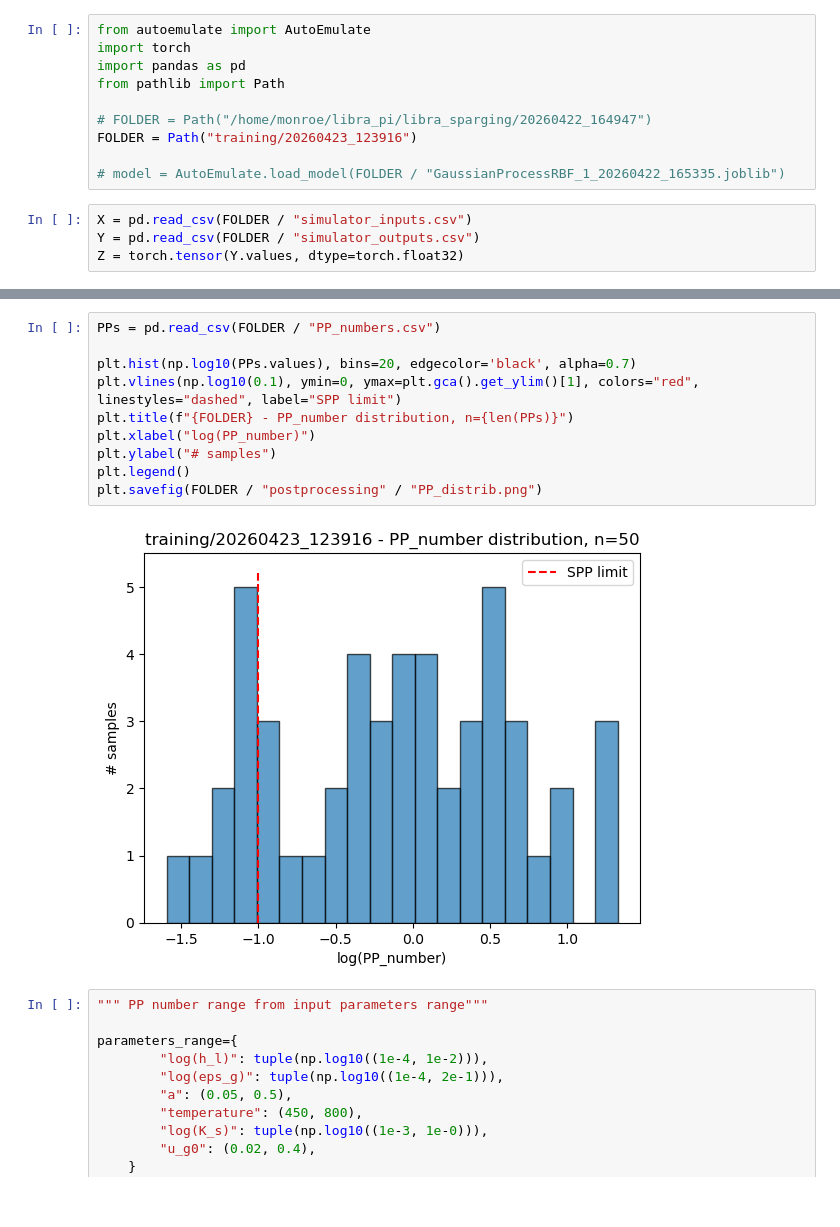
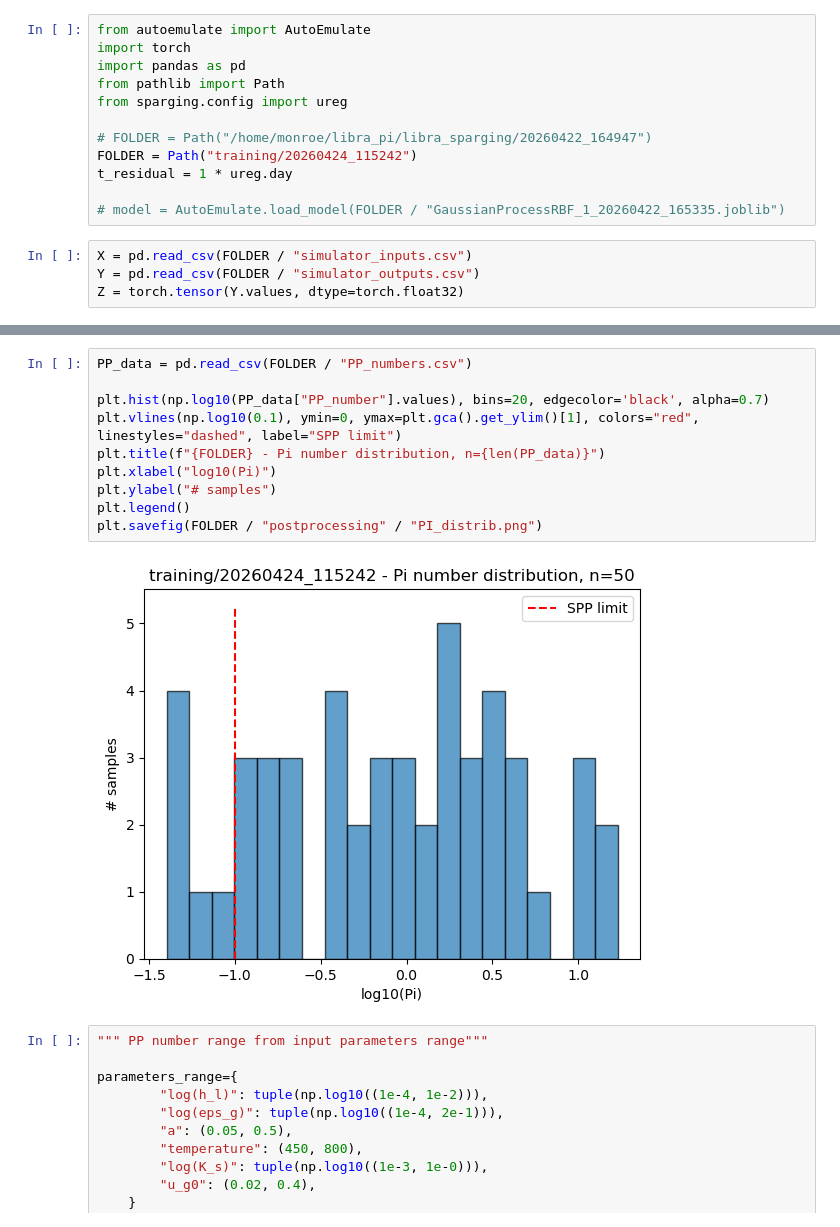
Before and after one commit to LIBRA-project/libra_sparging, a Jupyter notebook: sensitivity.ipynb, the cells around one changed output, grey strips where cells are left out. Saved outputs shown, nothing was run; the diff lists cells and outputs as text.

```diff
--- a/sensitivity.ipynb
+++ b/sensitivity.ipynb
@@ -3,9 +3,11 @@ from autoemulate import AutoEmulate
 import torch
 import pandas as pd
 from pathlib import Path
+from sparging.config import ureg
 
 # FOLDER = Path("/home/monroe/libra_pi/libra_sparging/20260422_164947")
-FOLDER = Path("training/20260423_123916")
+FOLDER = Path("training/20260424_115242")
+t_residual = 1 * ureg.day
 
 # model = AutoEmulate.load_model(FOLDER / "GaussianProcessRBF_1_20260422_165335.joblib")
 # %%
@@ -41,15 +52,15 @@ plt.show()
 # %%
-PPs = pd.read_csv(FOLDER / "PP_numbers.csv")
+PP_data = pd.read_csv(FOLDER / "PP_numbers.csv")
 
-plt.hist(np.log10(PPs.values), bins=20, edgecolor='black', alpha=0.7)
+plt.hist(np.log10(PP_data["PP_number"].values), bins=20, edgecolor='black', alpha=0.7)
 plt.vlines(np.log10(0.1), ymin=0, ymax=plt.gca().get_ylim()[1], colors="red", linestyles="dashed", label="SPP limit")
-plt.title(f"{FOLDER} - PP_number distribution, n={len(PPs)}")
-plt.xlabel("log(PP_number)")
+plt.title(f"{FOLDER} - Pi number distribution, n={len(PP_data)}")
+plt.xlabel("log10(Pi)")
 plt.ylabel("# samples")
 plt.legend()
-plt.savefig(FOLDER / "postprocessing" / "PP_distrib.png")
+plt.savefig(FOLDER / "postprocessing" / "PI_distrib.png")
 # %% [output]
-[figure, old version]
+[figure, new version]
 # %%
 """ PP number range from input parameters range"""
 
```
Also changed, not shown: parts of 5 cells of this notebook, 4 other files.
